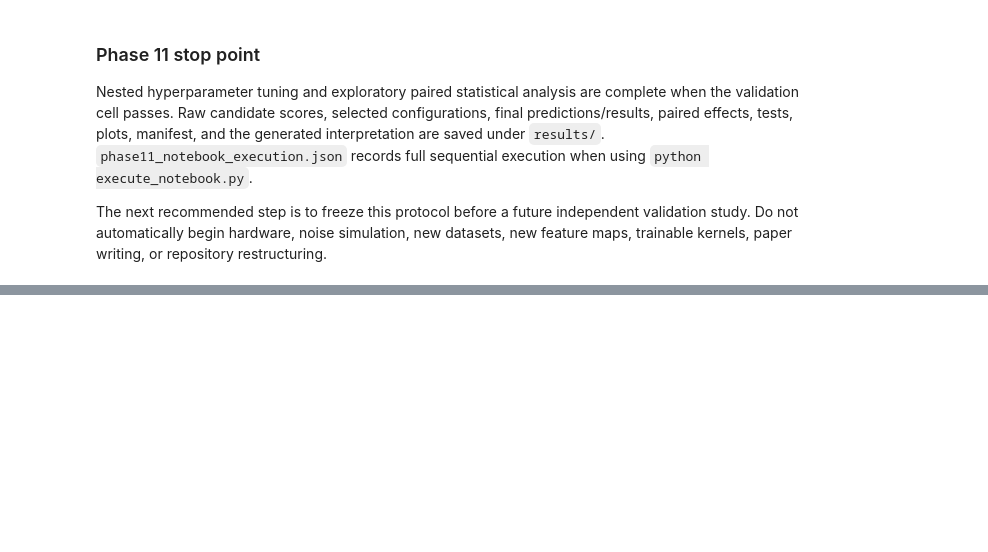
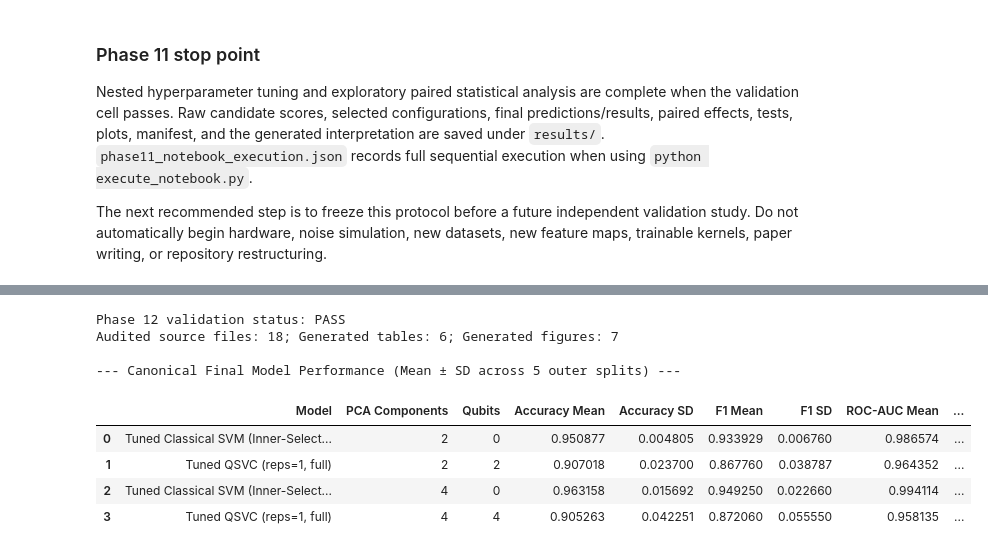
Before and after one commit to SinaQP/SVM-Vs-QSVM, a Jupyter notebook: notebooks/svm_vs_qsvm_setup.ipynb, the cells around one changed output, grey strips where cells are left out. Drawn from its saved outputs; the diff is of its cells as text; code cells hidden in the pictures; blank space fills up the shorter version.

```diff
--- a/svm_vs_qsvm_setup.ipynb
+++ b/notebooks/svm_vs_qsvm_setup.ipynb
@@ -3598,0 +3609,32 @@ The next recommended step is to freeze this protocol before a future independent
+# %%
+import os, sys
+from pathlib import Path
+if not Path('results').exists() and Path('../results').exists(): os.chdir('..')
+if '.' not in sys.path: sys.path.insert(0, '.')
+import importlib
+import json
+import pandas as pd
+from IPython.display import display, Markdown, Image
+import phase12
+phase12 = importlib.reload(phase12)
+
+phase12_val = phase12.validate_phase12()
+print(f"Phase 12 validation status: {phase12_val['status']}")
+print(f"Audited source files: {phase12_val['total_source_files_audited']}; Generated tables: {phase12_val['tables_generated']}; Generated figures: {phase12_val['figures_generated']}")
+
+final_models_df = pd.read_csv("results/final/final_model_comparison.csv")
+print("\n--- Canonical Final Model Performance (Mean ± SD across 5 outer splits) ---")
+display(final_models_df[~final_models_df["Model"].str.contains("Supplementary")][[
+    "Model", "PCA Components", "Qubits", "Accuracy Mean", "Accuracy SD",
+    "F1 Mean", "F1 SD", "ROC-AUC Mean", "ROC-AUC SD", "Runtime Mean"
+]])
+# %% [output]
+Phase 12 validation status: PASS
+Audited source files: 18; Generated tables: 6; Generated figures: 7
+
+--- Canonical Final Model Performance (Mean ± SD across 5 outer splits) ---
+|  | Model | PCA Components | Qubits | Accuracy Mean | Accuracy SD | F1 Mean | F1 SD | ROC-AUC Mean | ... |
+| 0 | Tuned Classical SVM (Inner-Select... | 2 | 0 | 0.950877 | 0.004805 | 0.933929 | 0.006760 | 0.986574 | ... |
+| 1 | Tuned QSVC (reps=1, full) | 2 | 2 | 0.907018 | 0.023700 | 0.867760 | 0.038787 | 0.964352 | ... |
+| 2 | Tuned Classical SVM (Inner-Select... | 4 | 0 | 0.963158 | 0.015692 | 0.949250 | 0.022660 | 0.994114 | ... |
+| 3 | Tuned QSVC (reps=1, full) | 4 | 4 | 0.905263 | 0.042251 | 0.872060 | 0.055550 | 0.958135 | ... |
```
Also changed, not shown: parts of 7 cells of this notebook, 54 other files.
